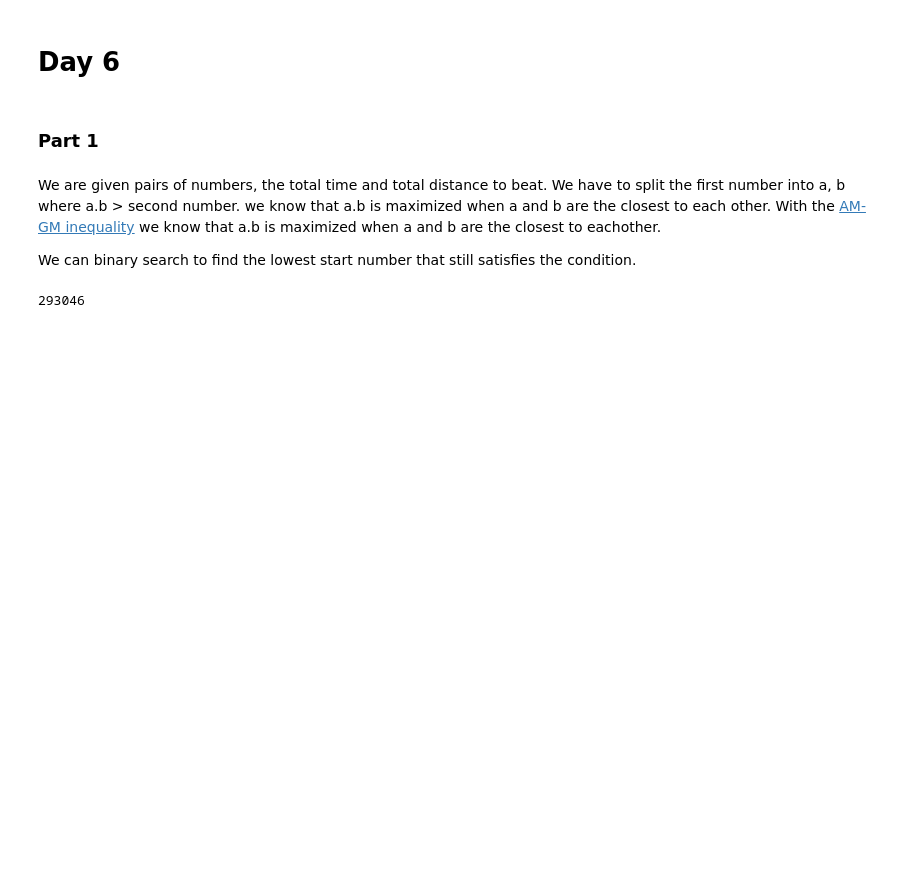
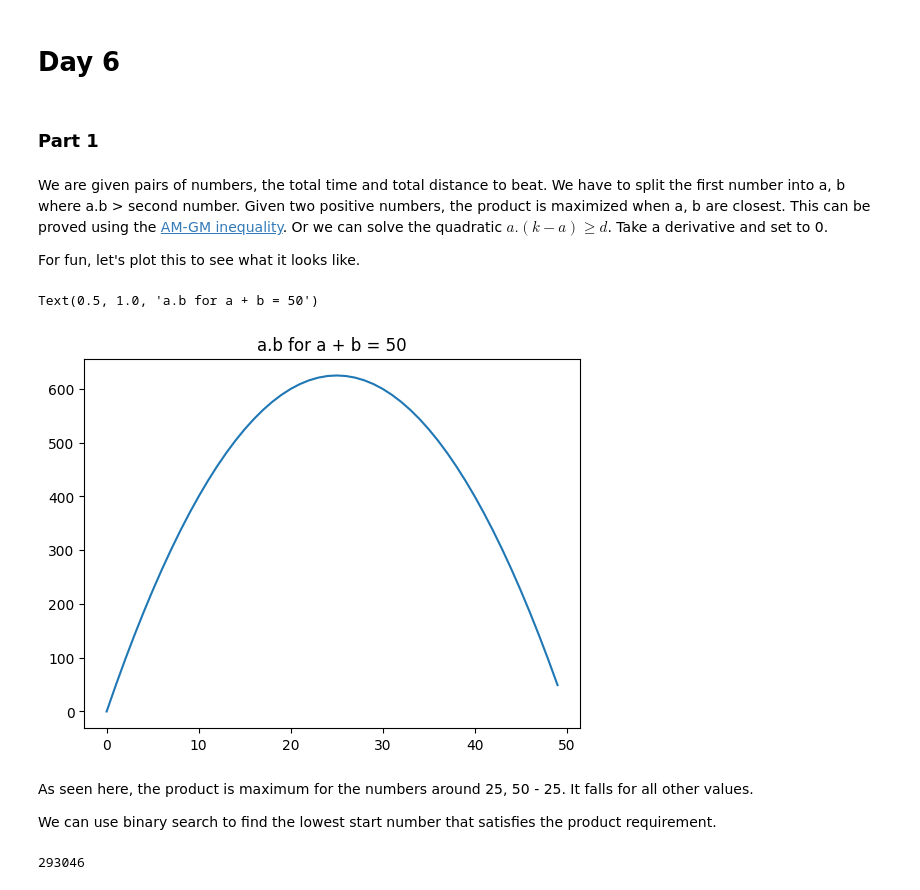
Before and after one commit to subsid/sandbox, a Jupyter notebook: aoc/2023/answers.ipynb, the cells around one changed output. Cells and saved outputs as stored; diff of their text form; code cells hidden in the pictures; blank space fills up the shorter version.

```diff
--- a/aoc/2023/answers.ipynb
+++ b/aoc/2023/answers.ipynb
@@ -667,9 +667,27 @@ sample_input, file_input = map(to_dict, Parser.parse_input(sample_str, "data/day
 # %% [markdown]
 ### Part 1
 # %% [markdown]
-We are given pairs of numbers, the total time and total distance to beat. We have to split the first number into a, b where a.b > second number. we know that a.b is maximized when a and b are the closest to each other. With the [AM-GM inequality](https://en.wikipedia.org/wiki/AM-GM_Inequality) we know that a.b is maximized when a and b are the closest to eachother.
+We are given pairs of numbers, the total time and total distance to beat. We have to split the first number into a, b where a.b > second number. Given two positive numbers, the product is maximized when a, b are closest. This can be proved using the [AM-GM inequality](https://en.wikipedia.org/wiki/AM-GM_Inequality). Or we can solve the quadratic $a.(k - a) \ge d$. Take a derivative and set to 0.
 
-We can binary search to find the lowest start number that still satisfies the condition.
+For fun, let's plot this to see what it looks like.
+# %%
+xs, ys = [], []
+k = 50
+for i in range(0, 50):
+    ys.append(i * (k - i))
+    xs.append(i)
+
+ax = plt.subplot(111)
+
+ax.plot(xs, ys)
+ax.set_title(f"a.b for a + b = {k}")
+# %% [output]
+Text(0.5, 1.0, 'a.b for a + b = 50')
+[figure, added]
+# %% [markdown]
+As seen here, the product is maximum for the numbers around 25, 50 - 25. It falls for all other values.
+
+We can use binary search to find the lowest start number that satisfies the product requirement.
 # %%
 def n_wins(t, d):
     start, end = 1, t
```
Also changed, not shown: parts of 69 cells of this notebook.
